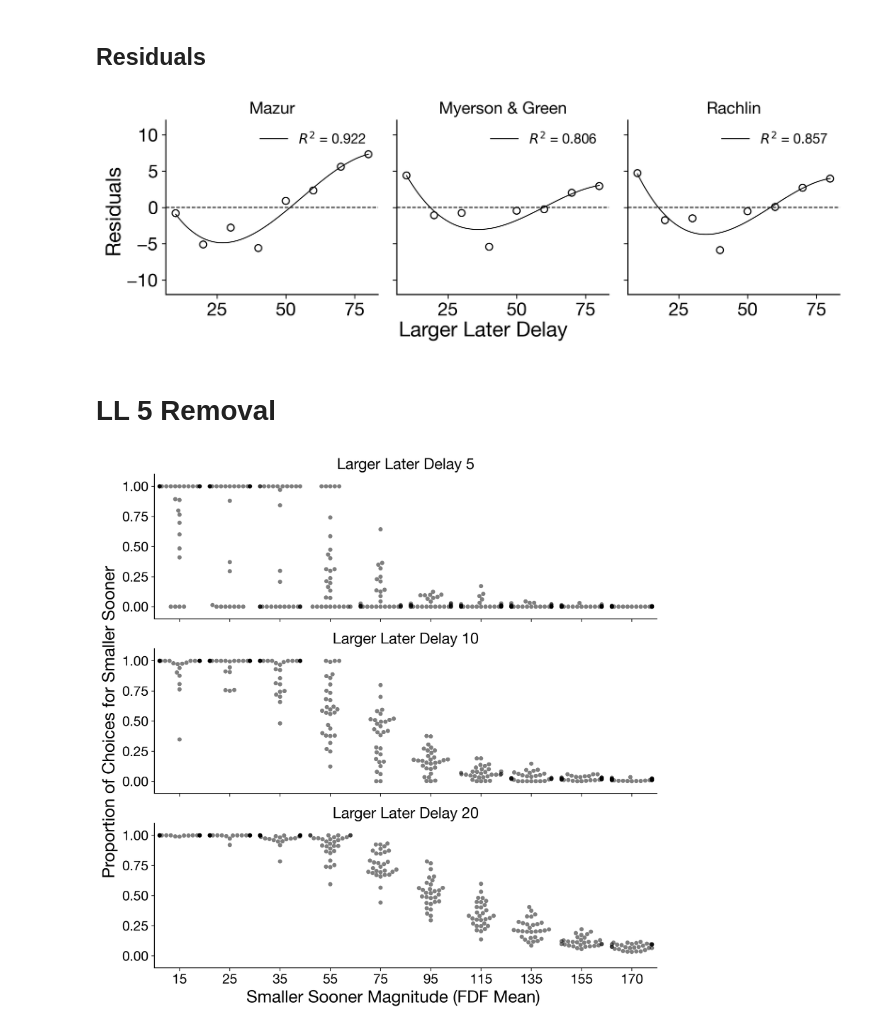
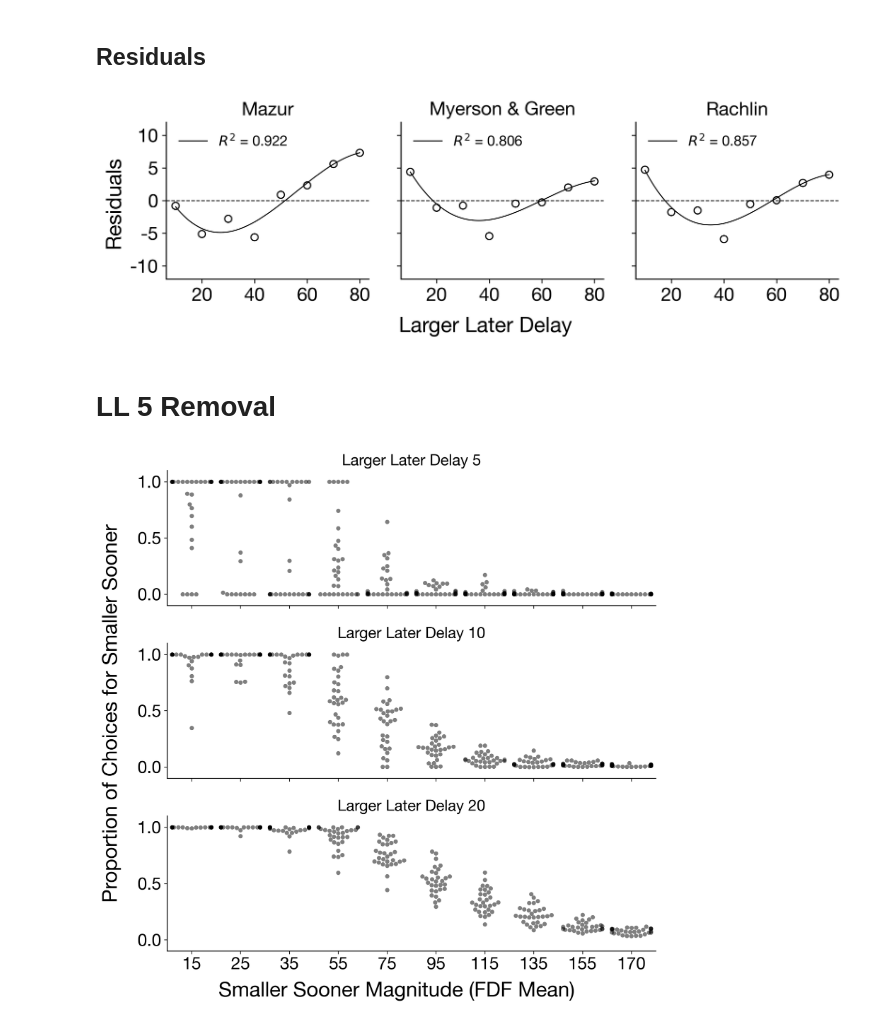
Before and after one commit to ryhigg/etbd-delay-discounting-analysis, a Jupyter notebook: experiment2_analysis.ipynb, the cells around one changed output. Cells and saved outputs as stored; diff of their text form; code cells hidden in the pictures.

```diff
--- a/experiment2_analysis.ipynb
+++ b/experiment2_analysis.ipynb
@@ -17,10 +17,8 @@ plt.rcParams.update({
 'axes.linewidth': 1.0,
 'axes.prop_cycle': plt.cycler(color='kbrgymc'),
 'font.family': 'Helvetica Neue',
-'font.size': 12,
+'font.size': 20,
 'legend.frameon': 'false',
-'xtick.labelsize': 16,
-'ytick.labelsize': 16,
 })
 # %% [markdown]
 # Constants
@@ -364,12 +371,17 @@ for i, delay in enumerate(ao_df["LL Delay"].unique()):
     ax.plot(estimation_x, estimation_y, label=f"$R^2$: {r2:.2f}", lw=0.9)
     ax.axhline(0.5, linestyle='--', lw=0.85, alpha=0.5)
     ax.axvline(indiff_pt, linestyle='--', lw=0.85, alpha=0.5, label=f"IP: {indiff_pt:.2f}")
-    ax.set_title(f"Larger Later Delay {int(delay)}", size=18)
-    ax.legend(fontsize=16)
+    ax.set_title(f"Larger Later Delay {int(delay)}", size=20)
+
+    if i == 2:
+        ax.legend(loc='lower left')
+    else:
+        ax.legend()
+
 
 fig.tight_layout()
-fig.text(0.5, -0.01, "Smaller Sooner Magnitude (FDF Mean)", ha='center', size=20)
-fig.text(-0.01, 0.5, "Proportion of Choices for Smaller Sooner", va='center', rotation='vertical', size=20)
+fig.text(0.5, -0.01, "Smaller Sooner Magnitude (FDF Mean)", ha='center', size=24)
+fig.text(-0.01, 0.5, "Proportion of Choices for Smaller Sooner", va='center', rotation='vertical', size=24)
 
 plt.show()
 # %% [output]
@@ -461,12 +473,12 @@ for i, delay in enumerate(avg_df[("LL Delay", "mean")].unique()):
     ax.plot(estimation_x, estimation_y, label=f"$R^2$: {r2:.2f}", lw=0.9)
     ax.axhline(0.5, linestyle='--', lw=0.85, alpha=0.5)
     ax.axvline(indiff_pt, linestyle='--', lw=0.85, alpha=0.5, label=f"IP: {indiff_pt:.2f}")
-    ax.set_title(f"Larger Later Delay {int(delay)}", size=18)
-    ax.legend(fontsize=16)
+    ax.set_title(f"Larger Later Delay {int(delay)}", size=20)
+    ax.legend()
 
 fig.tight_layout()
-fig.text(0.5, -0.01, "Smaller Sooner Magnitude (FDF Mean)", ha='center', size=20)
-fig.text(-0.01, 0.5, "Proportion of Choices for Smaller Sooner", va='center', rotation='vertical', size=20)
+fig.text(0.5, -0.01, "Smaller Sooner Magnitude (FDF Mean)", ha='center', size=24)
+fig.text(-0.01, 0.5, "Proportion of Choices for Smaller Sooner", va='center', rotation='vertical', size=24)
 
 plt.show()
 # %% [output]
@@ -557,46 +569,48 @@ for i, res in enumerate([mazur_res, myerson_green_res, rachlin_res]):
 
     axs[i].scatter(x, y, marker='o', facecolors='none', edgecolors='k')
     axs[i].plot(plotting_x, plotting_y, label=f'$R^2$ = {r2:.3f}', linewidth=0.85)
-    axs[i].set_title(['Mazur', 'Myerson & Green', 'Rachlin' ][i])
-    axs[i].legend()
-    axs[i].axhline(0, color='k', linestyle='--', linewidth=0.85)
+    axs[i].set_title(['Mazur', 'Myerson & Green', 'Rachlin' ][i], fontsize=16)
+    axs[i].legend(fontsize=12, loc='upper left')
+    axs[i].axhline(0, color='k', linestyle='--', linewidth=0.80)
     axs[i].set_ylim(-12, 12)
     axs[i].set_yticks([-10, -5, 0, 5, 10])
+    axs[i].set_yticklabels([-10, -5, 0, 5, 10], fontsize=16)
+    axs[i].set_xticks([20, 40, 60, 80])
+    axs[i].set_xticklabels([20, 40, 60, 80], fontsize=16)
 
 
 fig.text(0.5, -0.01, 'Larger Later Delay', ha='center', fontsize=18)
-fig.text(-0.01, 0.5, 'Residuals', va='center', rotation='vertical', fontsize=18)
-
-plt.tight_layout()
+fig.text(0.00, 0.5, 'Residuals', va='center', rotation='vertical', fontsize=18)
+fig.tight_layout()
 plt.show()
 # %% [output]
-[figure, old version]
+[figure, new version]
 # %% [markdown]
 # LL 5 Removal
 # %%
 fig, axs = plt.subplots(3, 1, figsize=(9, 9), sharex=True)
 
 for i, ll_delay in enumerate(ind_ao_df['LL Delay'].unique()):
     if i > 2:
         break
     data = ind_ao_df[ind_ao_df['LL Delay'] == ll_delay]
 
     ax = axs[i]
 
     ax.set_title(f'Larger Later Delay {int(ll_delay)}', fontsize=18)
     ax.set_ylim(-0.1, 1.1)
     ax.set_xticklabels(sorted([int(mag) for mag in data['SSMag'].unique()]))
 
 
     sns.swarmplot(data=data, x='SSMag', y='PropSS', ax=ax, color='k', alpha=0.5)
 
     ax.set_xlabel('')
     ax.set_ylabel('')
 
-fig.text(0.5, -0.01, 'Smaller Sooner Magnitude (FDF Mean)', ha='center', fontsize=20)
-fig.text(-0.03, 0.5, 'Proportion of Choices for Smaller Sooner', va='center', rotation='vertical', fontsize=20)
+fig.text(0.5, -0.01, 'Smaller Sooner Magnitude (FDF Mean)', ha='center', fontsize=24)
+fig.text(-0.03, 0.5, 'Proportion of Choices for Smaller Sooner', va='center', rotation='vertical', fontsize=24)
 
 plt.tight_layout()
 plt.show()
 # %% [output]
-[figure, old version]
+[figure, new version]
```
Also changed, not shown: parts of 7 cells of this notebook, 17 other files.
